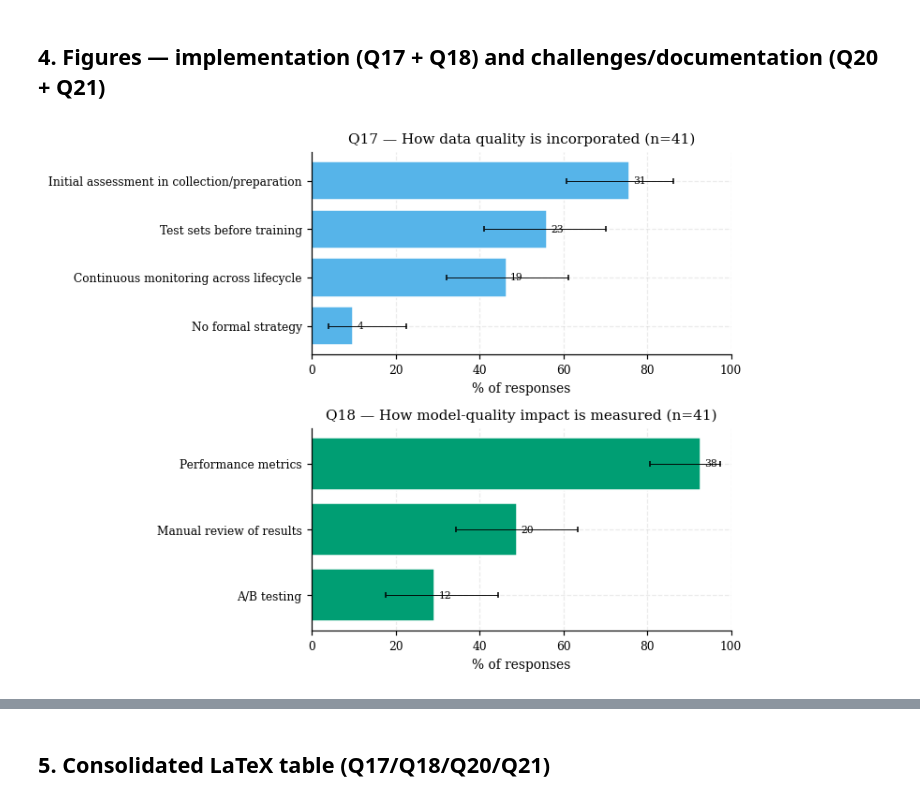
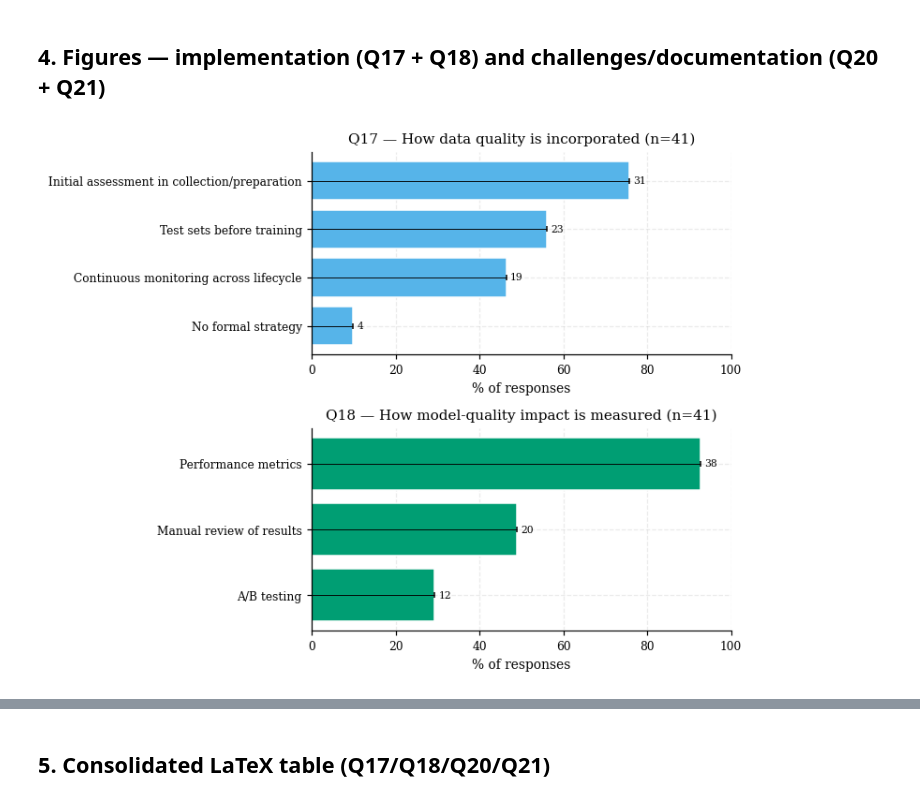
Before and after one commit to reset-ufc/data-quality-requirements-ml-systems, a Jupyter notebook: notebooks/04a_multiple_choice.ipynb, the cells around one changed output, grey strips where cells are left out. Cells and saved outputs as stored; diff of their text form; code cells hidden in the pictures.

Commit message:
use boostrap instead of wilson

```diff
--- a/notebooks/04a_multiple_choice.ipynb
+++ b/notebooks/04a_multiple_choice.ipynb
@@ -153,13 +187,13 @@ def parse_checkboxes(series: pd.Series, options: dict) -> tuple[pd.DataFrame, pd
 def proportions_with_ci(binary: pd.DataFrame, labels: dict[str, str], n_total: int) -> pd.DataFrame:
     rows = []
     for key in binary.columns:
-        successes = int(binary[key].sum())
-        lo, hi = U.wilson_ci(successes, n_total)
+        vals = binary[key].astype(int).values
+        lo, hi = _boot_ci(vals)
         rows.append({
             "key": key,
             "label": labels[key],
-            "n": successes,
-            "pct": successes / n_total * 100,
+            "n": int(binary[key].sum()),
+            "pct": binary[key].mean() * 100,
             "ci_lo": lo * 100,
             "ci_hi": hi * 100,
         })
@@ -212,9 +246,9 @@ p18 = proportions_with_ci(q18_bin, Q18_LABELS, n_q18)
 p20 = proportions_with_ci(q20_bin, Q20_LABELS, n_q20)
 p21 = proportions_with_ci(q21_bin, Q21_LABELS, n_q21)
 
-for name, p in [("Q17 incorporation", p17), ("Q18 measurement", p18),
+"""for name, p in [("Q17 incorporation", p17), ("Q18 measurement", p18),
                 ("Q20 documentation", p20), ("Q21 challenges", p21)]:
     print(f"\n=== {name} (n={p.iloc[0]['n']/p.iloc[0]['pct']*100:.0f}) ===")
     for _, r in p.iterrows():
-        print(f"  {r['label']:<45s} {r['n']:>2}/{int(r['n']/(r['pct']/100)) if r['pct'] else 0:<2} ({r['pct']:>4.0f}%, IC95 {r['ci_lo']:>4.0f}-{r['ci_hi']:>4.0f})")
+        print(f"  {r['label']:<45s} {r['n']:>2}/{int(r['n']/(r['pct']/100)) if r['pct'] else 0:<2} ({r['pct']:>4.0f}%, IC95 {r['ci_lo']:>4.0f}-{r['ci_hi']:>4.0f})")"""
 # %% [output]
@@ -240,28 +258,31 @@ for name, p in [("Q17 incorporation", p17), ("Q18 measurement", p18),
 # %%
 def horizontal_bar(p: pd.DataFrame, title: str, color: str, ax) -> None:
     p_sorted = p.sort_values("pct")
     y = np.arange(len(p_sorted))
     ax.barh(y, p_sorted["pct"], color=color, edgecolor="white")
-    # 95% CI as lines
+
+    err_lo = np.clip(p_sorted["pct"] - p_sorted["ci_lo"], 0, None)
+    err_hi = np.clip(p_sorted["ci_hi"] - p_sorted["pct"], 0, None)
+
     ax.errorbar(p_sorted["pct"], y,
-                xerr=[p_sorted["pct"] - p_sorted["ci_lo"], p_sorted["ci_hi"] - p_sorted["pct"]],
+                xerr=[err_lo, err_hi],
                 fmt="none", ecolor="black", elinewidth=0.6, capsize=2)
     ax.set_yticks(y)
     ax.set_yticklabels(p_sorted["label"])
     ax.set_xlabel("% of responses")
     ax.set_xlim(0, 100)
     ax.set_title(title)
     for i, (pct, n) in enumerate(zip(p_sorted["pct"], p_sorted["n"])):
         ax.text(pct + 1, i, f"{int(n)}", va="center", fontsize=7)
 
 fig, axes = plt.subplots(2, 1, figsize=(7.0, 5.5))
 horizontal_bar(p17, f"Q17 — How data quality is incorporated (n={n_q17})", U.PALETTE_WONG[2], axes[0])
 horizontal_bar(p18, f"Q18 — How model-quality impact is measured (n={n_q18})", U.PALETTE_WONG[3], axes[1])
 fig.tight_layout()
 U.save_fig(fig, "implementation_q17_q18")
 plt.show()
 # %% [output]
-[figure, old version]
+[figure, new version]
 # %%
 fig, axes = plt.subplots(2, 1, figsize=(7.0, 6.5))
 horizontal_bar(p20, f"Q20 — How data quality is documented/communicated (n={n_q20})", U.PALETTE_WONG[1], axes[0])
```
Also changed, not shown: parts of 5 cells of this notebook, 1 other file.
